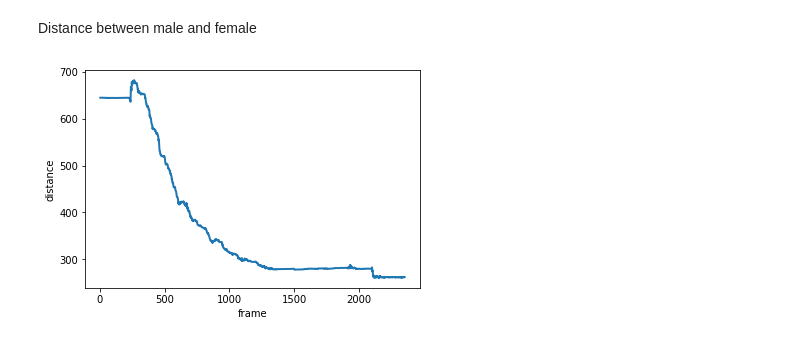
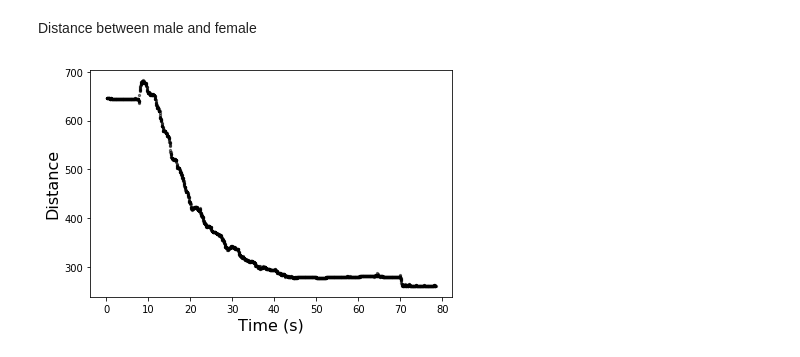
Before and after one commit to vivekhsridhar/tracktor, a Jupyter notebook: examples/spider_track.ipynb, the cells around one changed output. Saved outputs shown, nothing was run; the diff lists cells and outputs as text; code cells hidden in the pictures.

```diff
--- a/examples/spider_track.ipynb
+++ b/examples/spider_track.ipynb
@@ -152,6 +161,10 @@ df.head()
 
 # the smoothing window parameter determines the extent of smoothing (smoothing window MUST BE ODD)
 smoothing_window = 11
+
+## Frame-rate (fps or frames per second) of recorded video to calculate time
+fps = 30
 # %%
-smoothed_speed_a = scipy.signal.savgol_filter(df.iloc[np.where(df['id'] == 'A')[0],5], smoothing_window, 1)
-smoothed_speed_b = scipy.signal.savgol_filter(df.iloc[np.where(df['id'] == 'B')[0],5], smoothing_window, 1)
+smoothed_speed_a = scipy.signal.savgol_filter(df.iloc[np.where(df['id'] == 0)[0],5], smoothing_window, 1)
+smoothed_speed_b = scipy.signal.savgol_filter(df.iloc[np.where(df['id'] == 1)[0],5], smoothing_window, 1)
+df['smoothed_speed'] = np.array(np.concatenate([smoothed_speed_a, smoothed_speed_b]))
@@ -189,13 +203,15 @@ Distance between male and female
 distances = []
 for fr in np.unique(df['frame']):
     tmp = df[df['frame'] == fr]
-    x = tmp[tmp['id'] == 'A']['pos_x'].values[0] - tmp[tmp['id'] == 'B']['pos_x'].values[0]
-    y = tmp[tmp['id'] == 'A']['pos_y'].values[0] - tmp[tmp['id'] == 'B']['pos_y'].values[0]
+    x = tmp[tmp['id'] == 0]['pos_x'].values[0] - tmp[tmp['id'] == 1]['pos_x'].values[0]
+    y = tmp[tmp['id'] == 0]['pos_y'].values[0] - tmp[tmp['id'] == 1]['pos_y'].values[0]
     distances.append(np.sqrt(x**2 + y**2))
-# %%
-plt.plot(np.unique(df['frame']), distances, lw=2)
-plt.xlabel('frame')
-plt.ylabel('distance')
-plt.show()
-# %% [output]
-[figure, removed]
+# %%
+plt.scatter(np.unique(df['frame'])/fps, distances, c='#000000', s=5, alpha=0.5)
+plt.xlabel('Time (s)', fontsize=16)
+plt.ylabel('Distance', fontsize=16)
+plt.tight_layout()
+plt.savefig('ex3_fig2.eps', format='eps', dpi=1000)
+plt.show()
+# %% [output]
+[figure, added]
```
Also changed, not shown: parts of 5 cells of this notebook, 17 other files.
